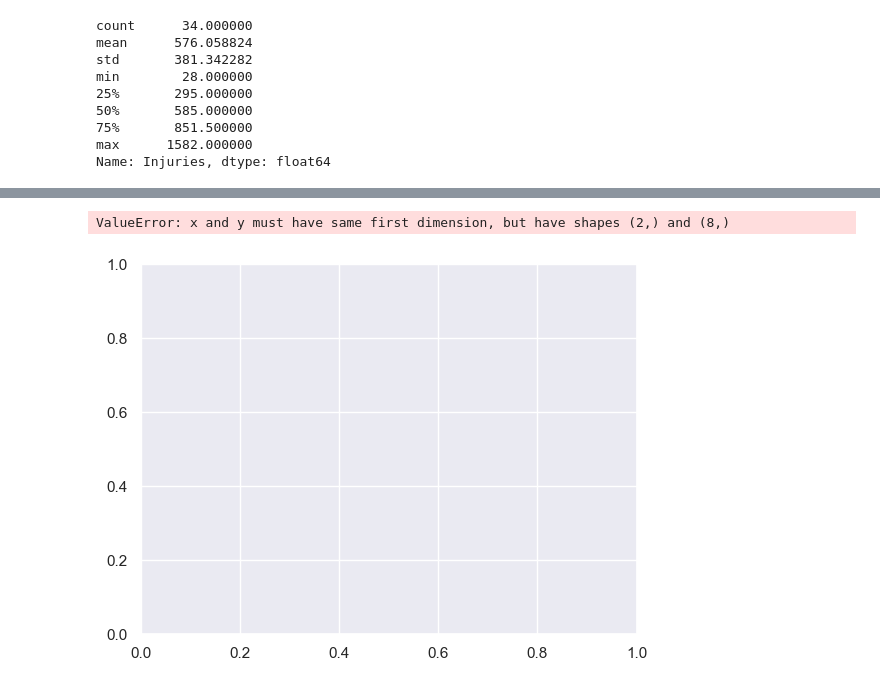
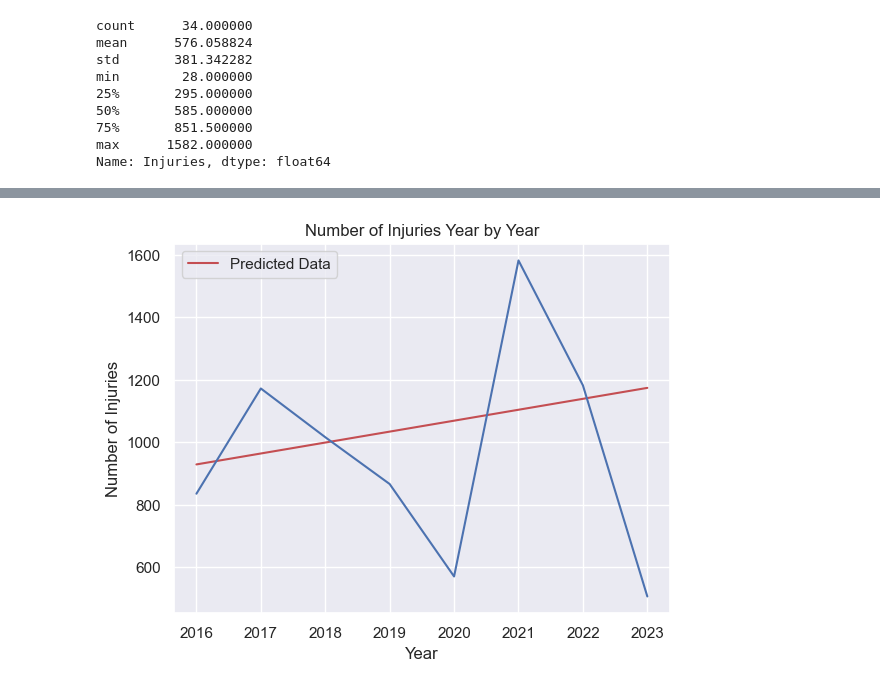
Before and after one commit to adc1021/NBAInjuryPredictor, a Jupyter notebook: notebooks/Forecasting.ipynb, the cells around one changed output, grey strips where cells are left out. Drawn from its saved outputs; the diff is of its cells as text; code cells hidden in the pictures.

```diff
--- a/notebooks/Forecasting.ipynb
+++ b/notebooks/Forecasting.ipynb
@@ -286,18 +284,17 @@ print(X_test[:])
 # %%
 
-plt.plot(X_test[0], y_pred, 'r-', label='Predicted Data')
+plt.plot(X_test[:, 0], y_pred, 'r-', label='Predicted Data')
 sns.set(style="darkgrid")
 sns.lineplot(x=test_data['Year'], y=test_data['Injuries'], data=test_data)
 plt.legend()
 plt.xlabel('Year')
 plt.ylabel('Number of Injuries')
 plt.title('Number of Injuries Year by Year')
 ax = plt.gca()
 ax.xaxis.set_major_locator(ticker.MaxNLocator(integer=True))
 plt.show()
 # %% [output]
-ValueError: x and y must have same first dimension, but have shapes (2,) and (8,)
-[figure, old version]
+[figure, new version]
 # %%
 # Now let's remove all the rows from the data frame that have data before 1990
 injuryData = injuryData[injuryData['Year'] >= 1990]
```
Also changed, not shown: parts of 2 cells of this notebook.
